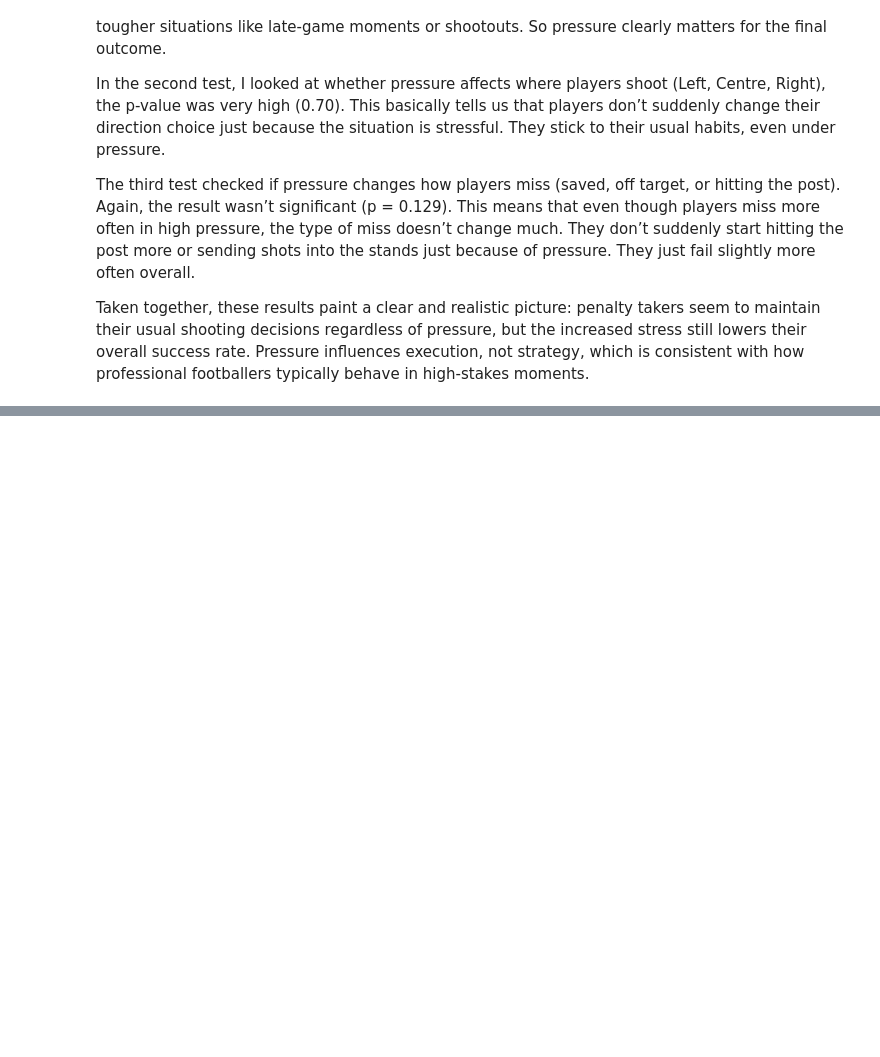
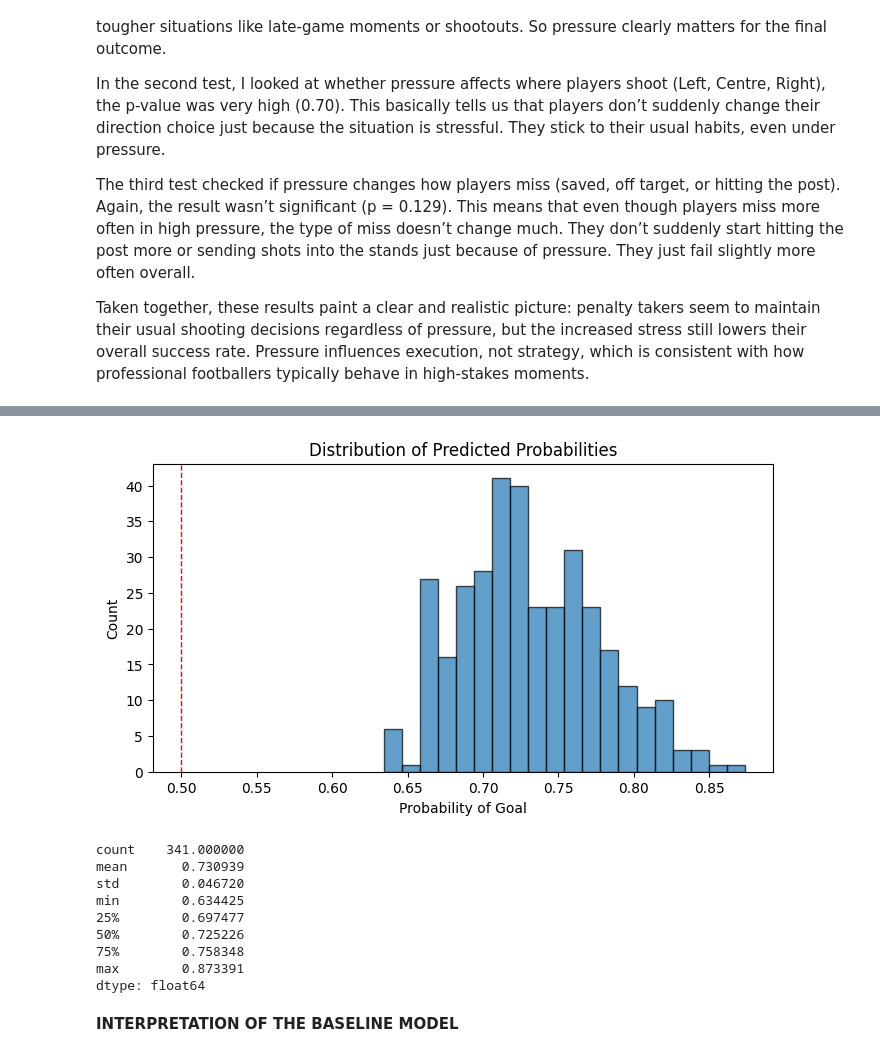
Before and after one commit to berkek55/DSA-210-Project, a Jupyter notebook: DSAPenaltyKickProject.ipynb, the cells around one changed output, grey strips where cells are left out. Drawn from its saved outputs; the diff is of its cells as text; code cells hidden in the pictures; blank space fills up the shorter version.

```diff
--- a/DSAPenaltyKickProject.ipynb
+++ b/DSAPenaltyKickProject.ipynb
@@ -546,0 +749,33 @@ penalty takers seem to maintain their usual shooting decisions regardless of pre
+# %%
+import matplotlib.pyplot as plt
+import pandas as pd
+
+# 1. Get the probabilities for the positive class (usually class 1: "Goal")
+# model.predict_proba returns two columns: [prob_class_0, prob_class_1]
+# We only want the second column (index 1).
+y_pred_probs = model.predict_proba(X_test)[:, 1]
+
+# 2. Create a simple histogram
+plt.figure(figsize=(8, 4))
+plt.hist(y_pred_probs, bins=20, edgecolor='k', alpha=0.7)
+plt.title('Distribution of Predicted Probabilities')
+plt.xlabel('Probability of Goal')
+plt.ylabel('Count')
+plt.axvline(0.5, color='red', linestyle='dashed', linewidth=1) # The default cut-off
+plt.show()
+
+# 3. (Optional) Look at the raw numbers to see the range
+print(pd.Series(y_pred_probs).describe())
+# %% [output]
+[figure, added]
+count    341.000000
+mean       0.730939
+std        0.046720
+min        0.634425
+25%        0.697477
+50%        0.725226
+75%        0.758348
+max        0.873391
+dtype: float64
+# %% [markdown]
+**INTERPRETATION OF THE BASELINE MODEL**
```
Also changed, not shown: parts of 56 cells of this notebook.
